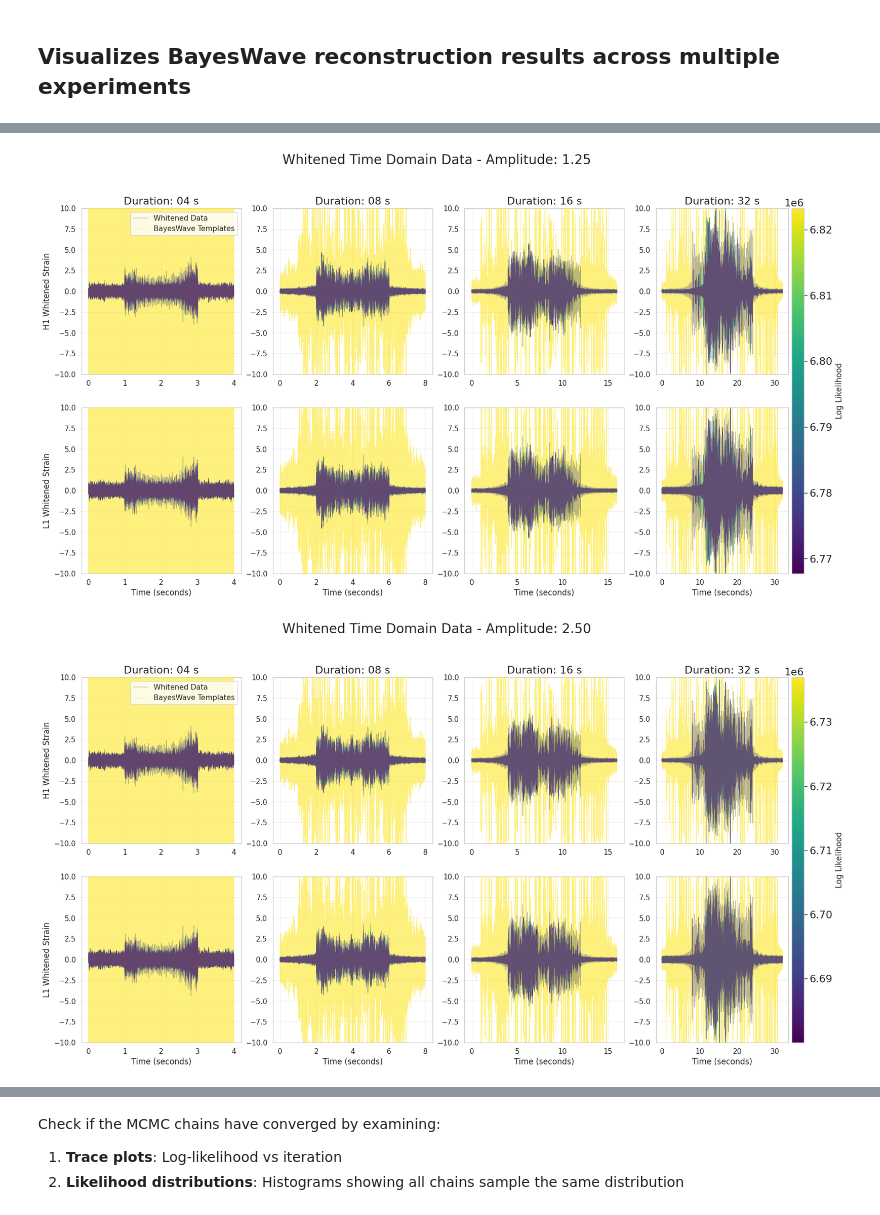
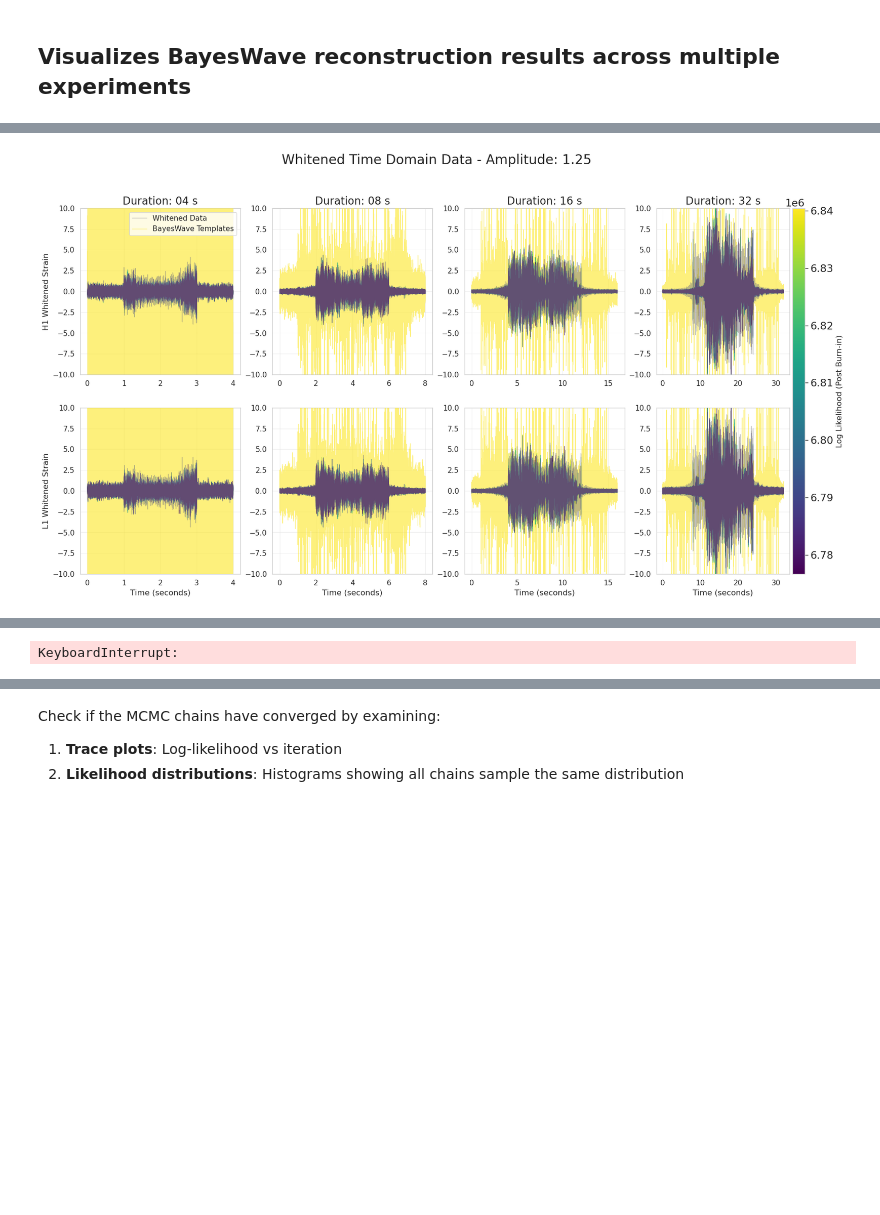
Before and after one commit to chaipattira/gw-collapsar, a Jupyter notebook: notebooks/plot_experiments.ipynb, the cells around one changed output, grey strips where cells are left out. Saved outputs shown, nothing was run; the diff lists cells and outputs as text; code cells hidden in the pictures; blank space fills up the shorter version.

```diff
--- a/notebooks/plot_experiments.ipynb
+++ b/notebooks/plot_experiments.ipynb
@@ -104,7 +106,10 @@ def load_likelihood_chains(filepath, burnin_frac=0.1):
     return iterations, chains, iterations_postburnin, chains_postburnin
 # %%
 # Plot whitened data: BayesWave reconstruction vs real strain
-# Color templates by their likelihood values
+# Color templates by their likelihood values (using post-burn-in likelihoods)
+
+burnin_frac = 0.6  # Burn-in fraction for likelihood chains
+n_templates = 11   # Total number of templates (0-10)
 
 for amp in amplitudes:
     fig, axes = plt.subplots(2, 4, figsize=(20, 10))
@@ -115,13 +120,13 @@ for amp in amplitudes:
         template_dir = exp_dir / 'bayeswave_output_0' / 'templates'
         chain_file = exp_dir / 'bayeswave_output_0' / 'chains' / 'all_chain_likelihoods.txt'
 
-        # Load likelihood data for chains 0-10
+        # Load likelihood data with burn-in applied
         iterations, chains_full, iterations_pb, chains_pb = load_likelihood_chains(
-            chain_file, burnin_frac=0.1
+            chain_file, burnin_frac=burnin_frac
         )
 
-        # Get final likelihood value for each of the first 11 chains
-        final_likelihoods = chains_pb[-1, :11]  # Last iteration, chains 0-10
+        # Get final (post-burn-in) likelihood value for each chain
+        final_likelihoods = chains_pb[-1, :n_templates]  # Last iteration, chains 0-10
 
         # Create colormap normalization
         norm = Normalize(vmin=final_likelihoods.min(), vmax=final_likelihoods.max())
@@ -136,13 +141,13 @@ for amp in amplitudes:
         ax_h1.plot(h1_whitened[:, 0], h1_whitened[:, 1], '-',
                    color='gray', linewidth=1, label='Whitened Data', alpha=0.5, zorder=10)
 
-        # Plot all 11 whitened BayesWave templates colored by likelihood
-        for i in range(11):
+        # Plot all whitened BayesWave templates colored by post-burn-in likelihood
+        for i in range(n_templates):
             template_file = template_dir / f'all_whitened_time_domain_template_H1_{i}.dat'
             if template_file.exists():
                 h1_template = load_time_domain_data(template_file)
 
-                # Color by likelihood
+                # Color by post-burn-in likelihood
                 color = cmap(norm(final_likelihoods[i]))
                 label = 'BayesWave Templates' if i == 0 else None
                 ax_h1.plot(h1_template[:, 0], h1_template[:, 1], '-',
@@ -159,37 +164,36 @@ for amp in amplitudes:
         # Plot L1
         ax_l1 = axes[1, col_idx]
         ax_l1.plot(l1_whitened[:, 0], l1_whitened[:, 1], '-',
                    color='gray', linewidth=1, label='Whitened Data', alpha=0.5, zorder=10)
 
-        # Plot all 11 whitened BayesWave templates colored by likelihood
-        for i in range(11):
-            template_file = template_dir / f'gw_all_whitened_time_domain_template_L1_{i}.dat'
+        # Plot all whitened BayesWave templates colored by post-burn-in likelihood
+        for i in range(n_templates):
+            template_file = template_dir / f'all_whitened_time_domain_template_L1_{i}.dat'
             if template_file.exists():
                 l1_template = load_time_domain_data(template_file)
 
-                # Color by likelihood
+                # Color by post-burn-in likelihood
                 color = cmap(norm(final_likelihoods[i]))
                 label = 'BayesWave Templates' if i == 0 else None
                 ax_l1.plot(l1_template[:, 0], l1_template[:, 1], '-',
                            color=color, linewidth=0.8, label=label, alpha=0.6, zorder=5)
 
         if col_idx == 0:
             ax_l1.set_ylabel('L1 Whitened Strain', fontsize=12)
         ax_l1.set_xlabel('Time (seconds)', fontsize=12)
         ax_l1.grid(True, alpha=0.3)
         ax_l1.tick_params(axis='both', which='major', labelsize=11)
         ax_l1.set_ylim(-10, 10)
 
         # Add colorbar to the rightmost column
         if col_idx == len(durations) - 1:
             sm = ScalarMappable(cmap=cmap, norm=norm)
             sm.set_array([])
             cbar = plt.colorbar(sm, ax=[axes[0, col_idx], axes[1, col_idx]],
                                aspect=30, pad=0.02)
-            cbar.set_label('Log Likelihood', fontsize=12)
+            cbar.set_label('Log Likelihood (Post Burn-in)', fontsize=12)
 
     fig.suptitle(f'Whitened Time Domain Data - Amplitude: {amp}', fontsize=20, y=0.995)
     plt.show()
 # %% [output]
-[figure, old version]
+[figure, new version]
-[figure, removed]
@@ -197,2 +200,3 @@ for amp in amplitudes:
+KeyboardInterrupt:
 # %%
 # Plot colored data: BayesWave reconstruction vs real strain
```
Also changed, not shown: parts of 7 cells of this notebook, 8 other files.
